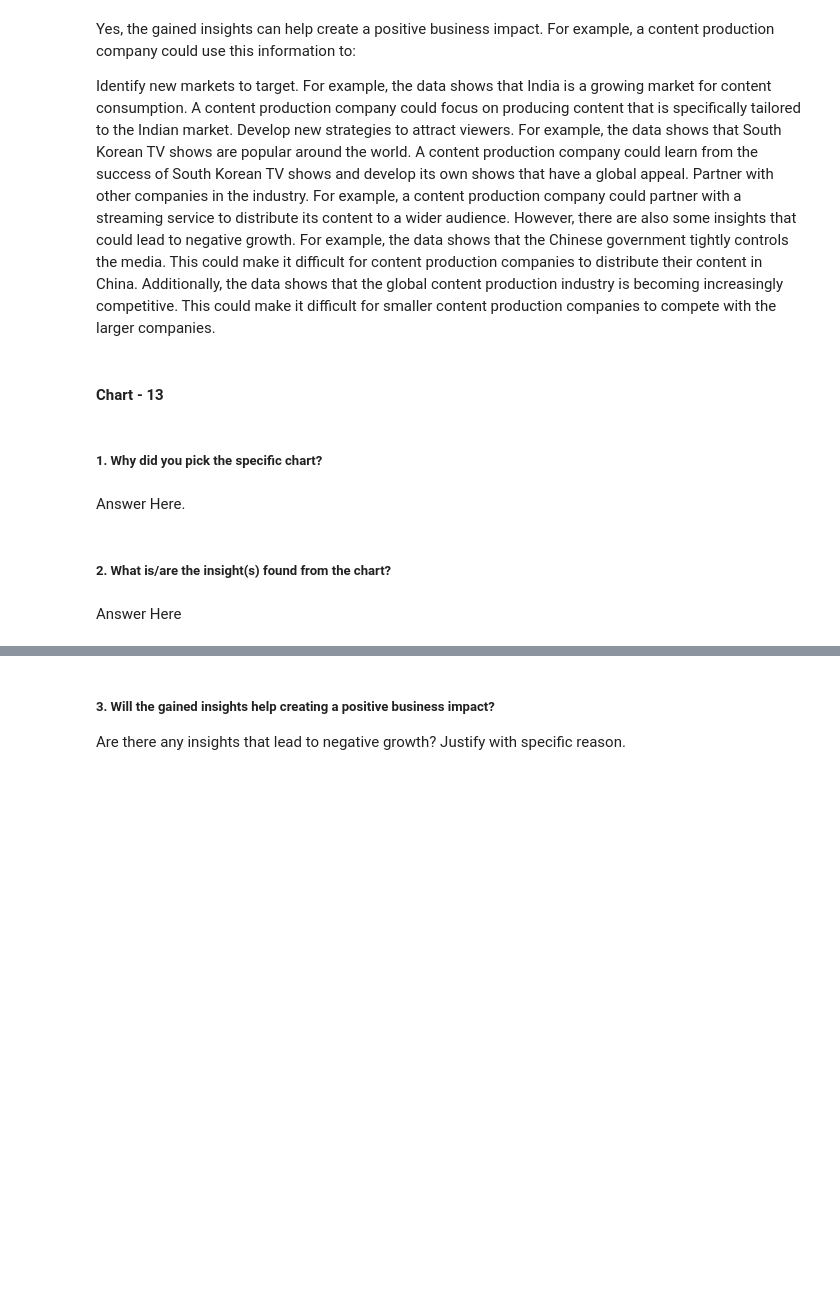
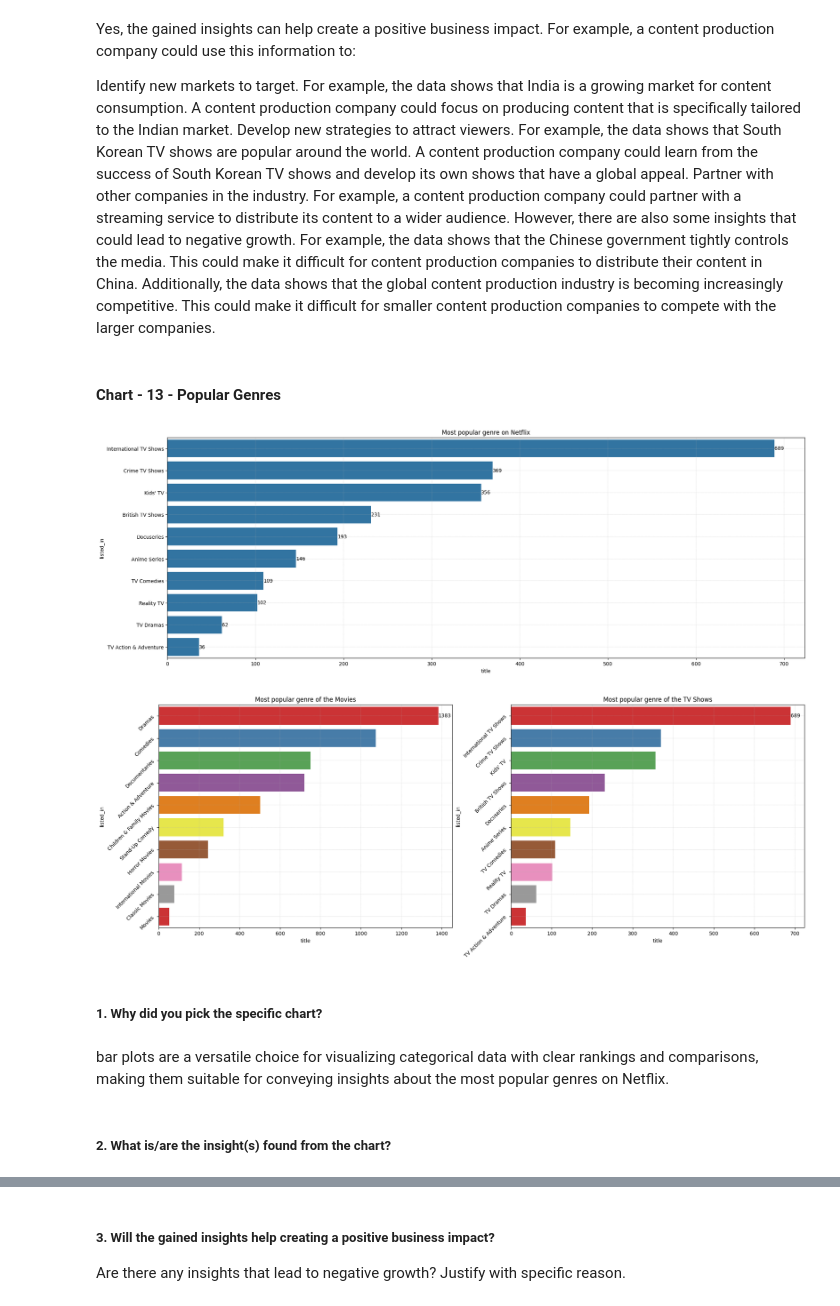
Before and after one commit to pande1sachin/Capstone-Project---Machine-Learning---Unsupervised-ML---Netflix-Movies-and-TV-Shows-Clustering, a Jupyter notebook: Individual_Copy_(Sachin_Pande)_|_Capstone_Project_|_Machine_Learning_Unsupervised_ML_Netflix_Movies_and_TV_Shows_Clustering.ipynb, the cells around one changed output, grey strips where cells are left out. Cells and saved outputs as stored; diff of their text form; code cells hidden in the pictures; blank space fills up the shorter version.

```diff
--- a/Individual_Copy_(Sachin_Pande)_|_Capstone_Project_|_Machine_Learning_Unsupervised_ML_Netflix_Movies_and_TV_Shows_Clustering.ipynb
+++ b/Individual_Copy_(Sachin_Pande)_|_Capstone_Project_|_Machine_Learning_Unsupervised_ML_Netflix_Movies_and_TV_Shows_Clustering.ipynb
@@ -1513,4 +1513,4 @@ Develop new strategies to attract viewers. For example, the data shows that Sout
 Partner with other companies in the industry. For example, a content production company could partner with a streaming service to distribute its content to a wider audience.
 However, there are also some insights that could lead to negative growth. For example, the data shows that the Chinese government tightly controls the media. This could make it difficult for content production companies to distribute their content in China. Additionally, the data shows that the global content production industry is becoming increasingly competitive. This could make it difficult for smaller content production companies to compete with the larger companies.
 # %% [markdown]
-#### Chart - 13
+#### Chart - 13 - Popular Genres
@@ -1519,8 +1517,30 @@ However, there are also some insights that could lead to negative growth. For ex
+# %%
+# Chart - 13 visualization code
+
+plt.figure(figsize=(23,8))
+df_genre = df.groupby(['listed_in']).agg({'title':'nunique'}).reset_index().sort_values(by=['title'],ascending=False)[:10]
+plots= sns.barplot(y = "listed_in",x = 'title', data = df_genre)
+plt.title(f'Most popular genre on Netflix')
+plt.grid(linestyle='--', linewidth=0.3)
+plots.bar_label(plots.containers[0])
+plt.show()
+
+plt.figure(figsize=(23,8))
+for i,j,k in ((df_movies, 'Movies',0),(df_tvshows, 'TV Shows',1)):
+  plt.subplot(1,2,k+1)
+  df_genre = i.groupby(['listed_in']).agg({'title':'nunique'}).reset_index().sort_values(by=['title'],ascending=False)[:10]
+  plots= sns.barplot(y = "listed_in",x = 'title', data = df_genre, palette='Set1')
+  plt.title(f'Most popular genre of the {j}')
+  plt.grid(linestyle='--', linewidth=0.3)
+  plots.bar_label(plots.containers[0])
+  plt.yticks(rotation = 45)
+plt.show()
+# %% [output]
+[figure, added]
+[figure, added]
 # %% [markdown]
 ##### 1. Why did you pick the specific chart?
-# %% [markdown]
-Answer Here.
+# %% [markdown]
+bar plots are a versatile choice for visualizing categorical data with clear rankings and comparisons, making them suitable for conveying insights about the most popular genres on Netflix.
 # %% [markdown]
 ##### 2. What is/are the insight(s) found from the chart?
-# %% [markdown]
-Answer Here
```
Also changed, not shown: parts of 4 cells of this notebook.
